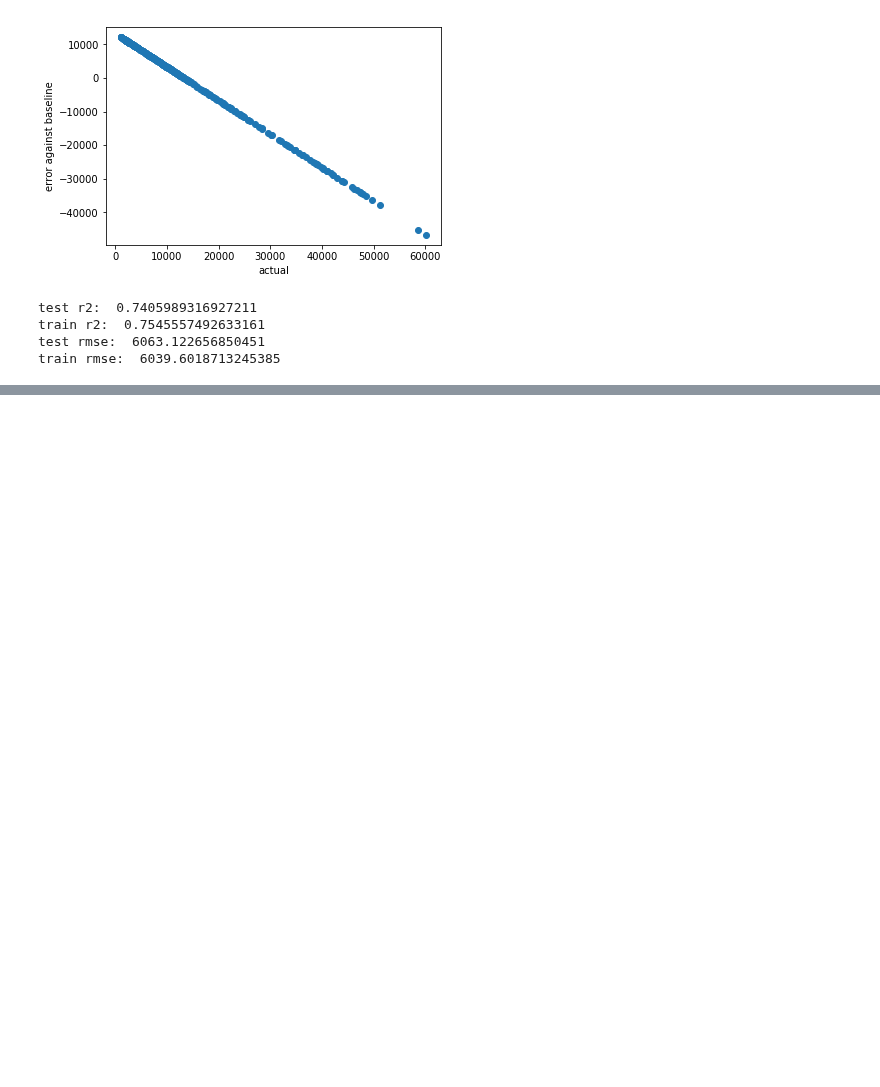
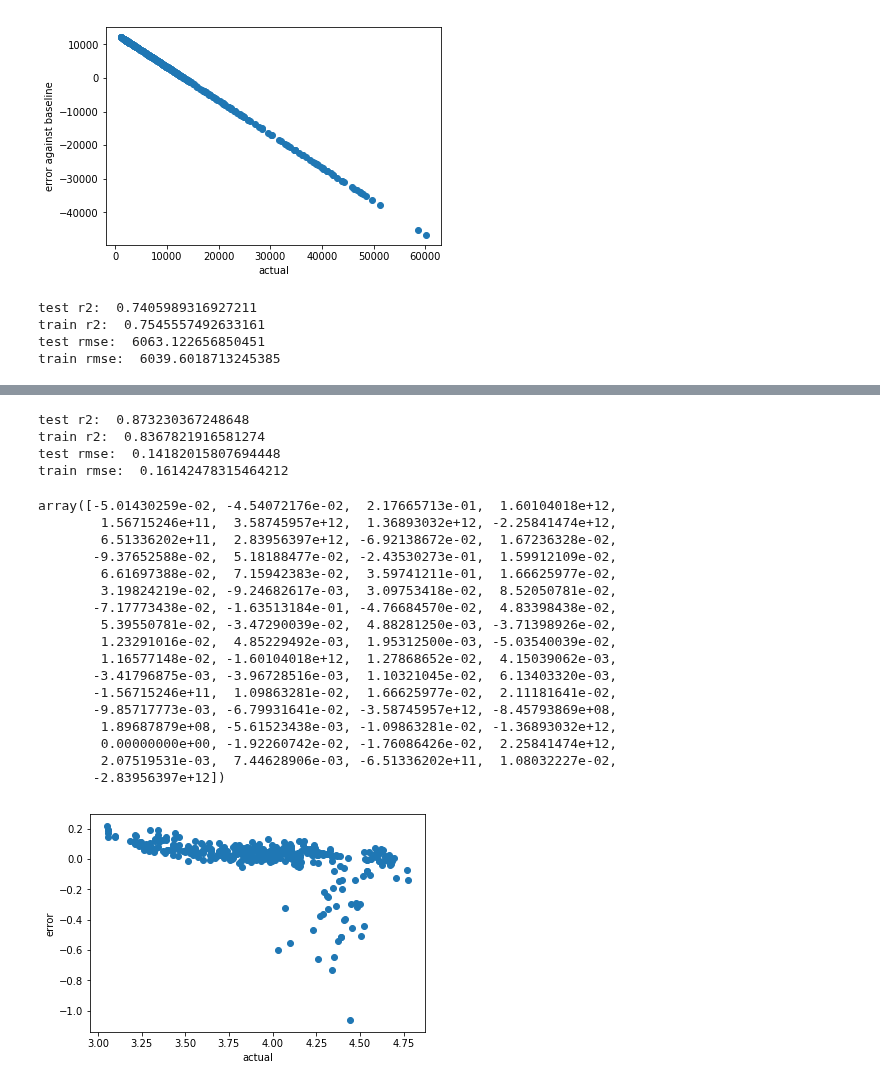
Before and after one commit to abulbasar/machine-learning, a Jupyter notebook: demos/Day 2 - regression.ipynb, the cells around one changed output, grey strips where cells are left out. Cells and saved outputs as stored; diff of their text form; code cells hidden in the pictures; blank space fills up the shorter version.

```diff
--- a/demos/Day 2 - regression.ipynb
+++ b/demos/Day 2 - regression.ipynb
@@ -128,0 +246,67 @@ train rmse:  6039.6018713245385
+# %%
+df = pd.read_csv("/data/insurance.csv")
+target = "charges"
+y = np.log10(df[target])
+X = df.drop(columns=[target])
+X["age_group"] = np.where(X.age>60, "s1", "s2")
+X["bmi_group"] = np.where(X.bmi>30, "r1", "r2")
+X = pd.get_dummies(X, drop_first=True)
+
+X_train, X_test, y_train, y_test = model_selection.train_test_split(X, y,
+                                 test_size = 0.3, random_state = 1)
+
+
+poly = preprocessing.PolynomialFeatures(degree=2, include_bias=False)
+
+X_train = poly.fit_transform(X_train)
+X_test = poly.transform(X_test)
+
+scaler = preprocessing.StandardScaler()
+
+scaler.fit(X_train)
+
+X_train_std = scaler.transform(X_train)
+X_test_std = scaler.transform(X_test)
+
+est = linear_model.LinearRegression()
+
+est.fit(X_train_std, y_train)
+
+y_train_pred = est.predict(X_train_std)
+y_test_pred = est.predict(X_test_std)
+
+print("test r2: ", metrics.r2_score(y_test, y_test_pred))
+print("train r2: ", metrics.r2_score(y_train, y_train_pred))
+print("test rmse: ", metrics.mean_squared_error(y_test, y_test_pred) ** 0.5)
+print("train rmse: ", metrics.mean_squared_error(y_train, y_train_pred) ** 0.5)
+
+test_error = y_test_pred - y_test
+plt.scatter(y_test, test_error)
+plt.xlabel("actual")
+plt.ylabel("error")
+
+#pd.DataFrame({"feature": X.columns, "coefficient": est.coef_})
+est.coef_
+# %% [output]
+test r2:  0.873230367248648
+train r2:  0.8367821916581274
+test rmse:  0.14182015807694448
+train rmse:  0.16142478315464212
+array([-5.01430259e-02, -4.54072176e-02,  2.17665713e-01,  1.60104018e+12,
+        1.56715246e+11,  3.58745957e+12,  1.36893032e+12, -2.25841474e+12,
+        6.51336202e+11,  2.83956397e+12, -6.92138672e-02,  1.67236328e-02,
+       -9.37652588e-02,  5.18188477e-02, -2.43530273e-01,  1.59912109e-02,
+        6.61697388e-02,  7.15942383e-02,  3.59741211e-01,  1.66625977e-02,
+        3.19824219e-02, -9.24682617e-03,  3.09753418e-02,  8.52050781e-02,
+       -7.17773438e-02, -1.63513184e-01, -4.76684570e-02,  4.83398438e-02,
+        5.39550781e-02, -3.47290039e-02,  4.88281250e-03, -3.71398926e-02,
+        1.23291016e-02,  4.85229492e-03,  1.95312500e-03, -5.03540039e-02,
+        1.16577148e-02, -1.60104018e+12,  1.27868652e-02,  4.15039062e-03,
+       -3.41796875e-03, -3.96728516e-03,  1.10321045e-02,  6.13403320e-03,
+       -1.56715246e+11,  1.09863281e-02,  1.66625977e-02,  2.11181641e-02,
+       -9.85717773e-03, -6.79931641e-02, -3.58745957e+12, -8.45793869e+08,
+        1.89687879e+08, -5.61523438e-03, -1.09863281e-02, -1.36893032e+12,
+        0.00000000e+00, -1.92260742e-02, -1.76086426e-02,  2.25841474e+12,
+        2.07519531e-03,  7.44628906e-03, -6.51336202e+11,  1.08032227e-02,
+       -2.83956397e+12])
+[figure, added]
```
Also changed, not shown: parts of 13 cells of this notebook, 2 other files.
